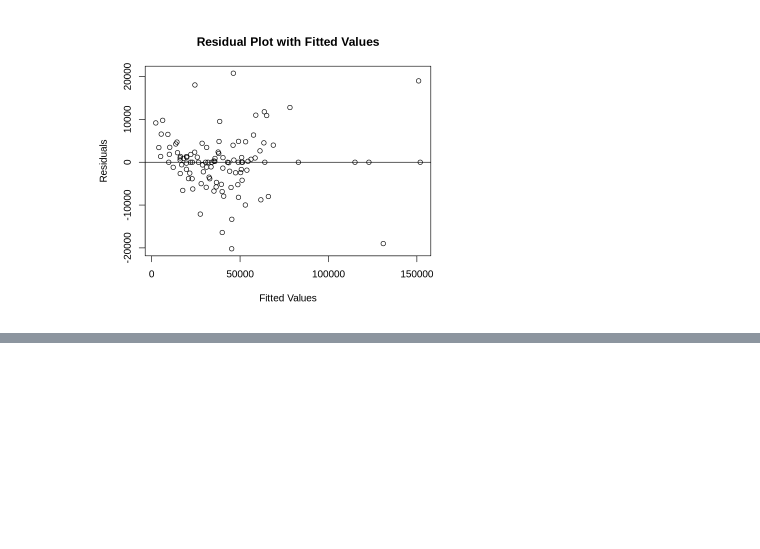
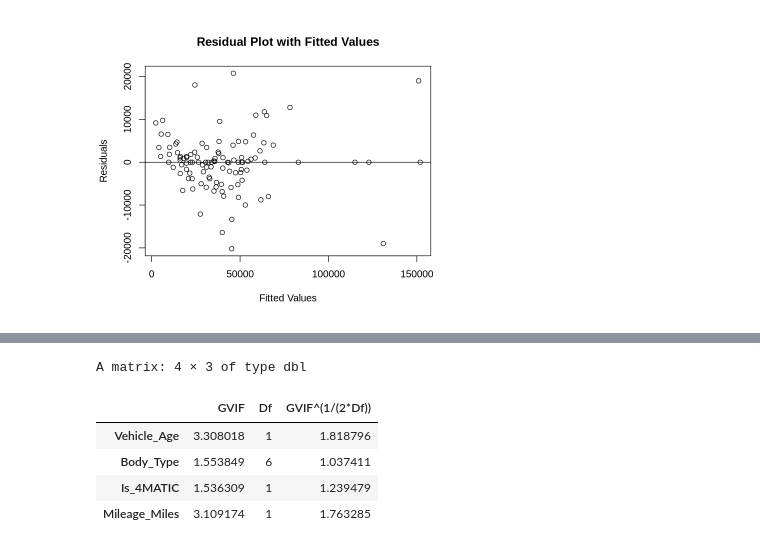
Before and after one commit to wilkmzhou/STAT306_PROJECT_REPORT_2026, a Jupyter notebook: ProjectReportDraft1.ipynb, the cells around one changed output, grey strips where cells are left out. Saved outputs shown, nothing was run; the diff lists cells and outputs as text; code cells hidden in the pictures; blank space fills up the shorter version.

Commit message:
added fit2 without Trim_Level

```diff
--- a/ProjectReportDraft1.ipynb
+++ b/ProjectReportDraft1.ipynb
@@ -136,3 +154,7 @@ plot(fitted(benzFit1), resid(benzFit1), main = "Residual Plot with Fitted Values
 abline(0,0)                                                                         # add horizontal line at 0
 # %% [output]
 [figure]
+# %%
+benzFit2 <- lm(Price_USD ~ . -Trim_Level, data = benzData)
+
+summary(benzFit2)
@@ -139,3 +179,14 @@ abline(0,0)
+# %%
+vifBenzFit2 <- vif(benzFit2)
+
+vifBenzFit2
+# %% [output]
+A matrix: 4 × 3 of type dbl
+|  | GVIF | Df | GVIF^(1/(2*Df)) |
+| Vehicle_Age | 3.308018 | 1 | 1.818796 |
+| Body_Type | 1.553849 | 6 | 1.037411 |
+| Is_4MATIC | 1.536309 | 1 | 1.239479 |
+| Mileage_Miles | 3.109174 | 1 | 1.763285 |
 # %%
 rmarkdown::convert_ipynb("ProjectReportDraft1.ipynb")
 # %%
```
Also changed, not shown: parts of 4 cells of this notebook, 2 other files.
